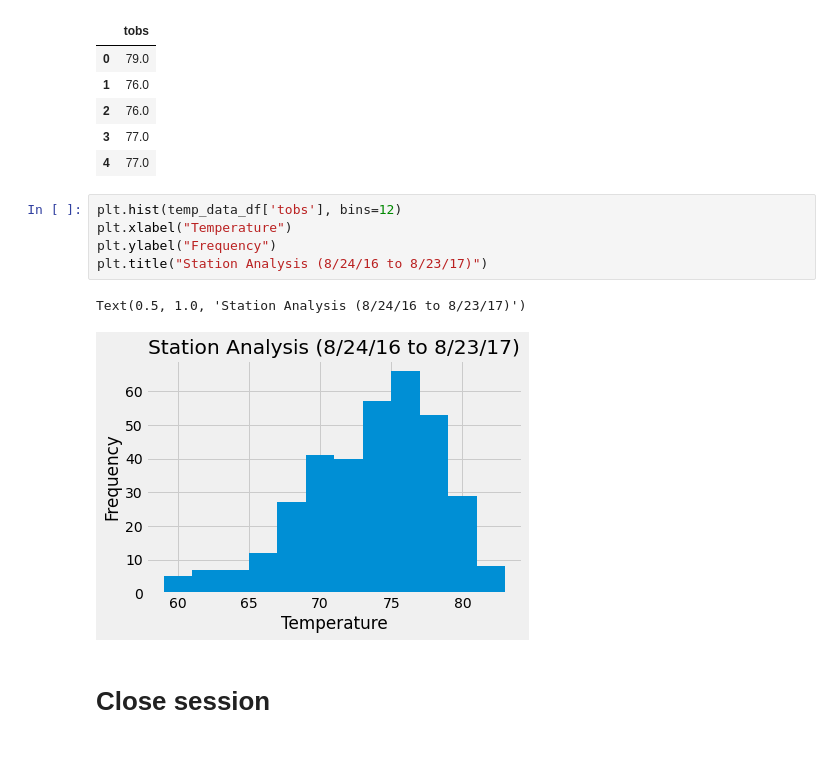
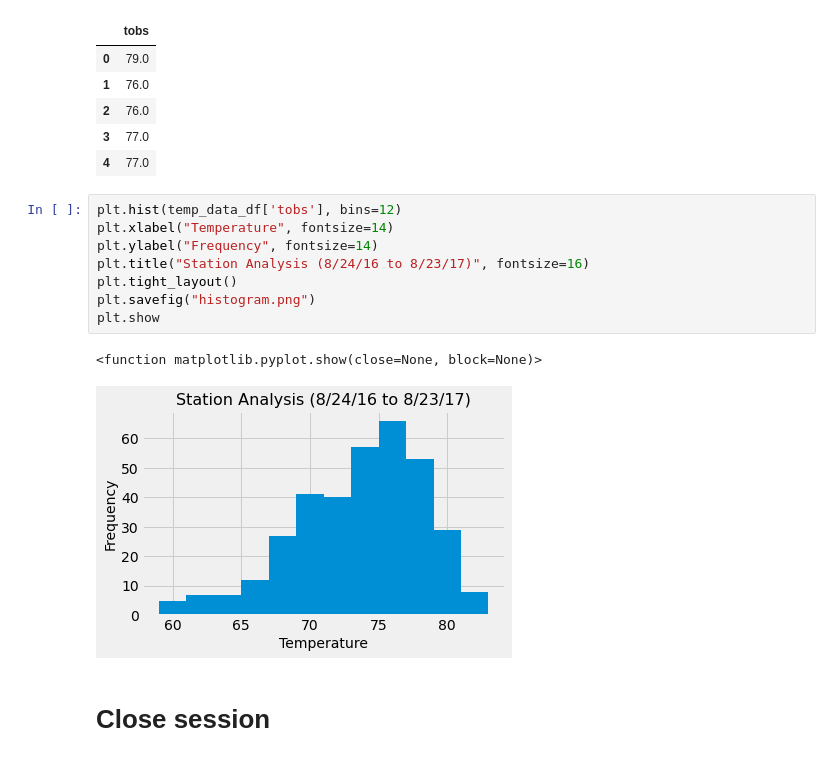
Before and after one commit to ivanovteam/sqlalchemy-challenge, a Jupyter notebook: climate_analysis.ipynb, the cells around one changed output. Saved outputs shown, nothing was run; the diff lists cells and outputs as text.

```diff
--- a/climate_analysis.ipynb
+++ b/climate_analysis.ipynb
@@ -202,12 +205,15 @@ temp_data_df.head()
 | 4 | 77.0 |
 # %%
 plt.hist(temp_data_df['tobs'], bins=12)
-plt.xlabel("Temperature")
-plt.ylabel("Frequency")
-plt.title("Station Analysis (8/24/16 to 8/23/17)")
+plt.xlabel("Temperature", fontsize=14)
+plt.ylabel("Frequency", fontsize=14)
+plt.title("Station Analysis (8/24/16 to 8/23/17)", fontsize=16)
+plt.tight_layout()
+plt.savefig("histogram.png")
+plt.show
 # %% [output]
-Text(0.5, 1.0, 'Station Analysis (8/24/16 to 8/23/17)')
+<function matplotlib.pyplot.show(close=None, block=None)>
-[figure, old version]
+[figure, new version]
 # %% [markdown]
 # Close session
 # %%
```
Also changed, not shown: parts of 1 cell of this notebook.
